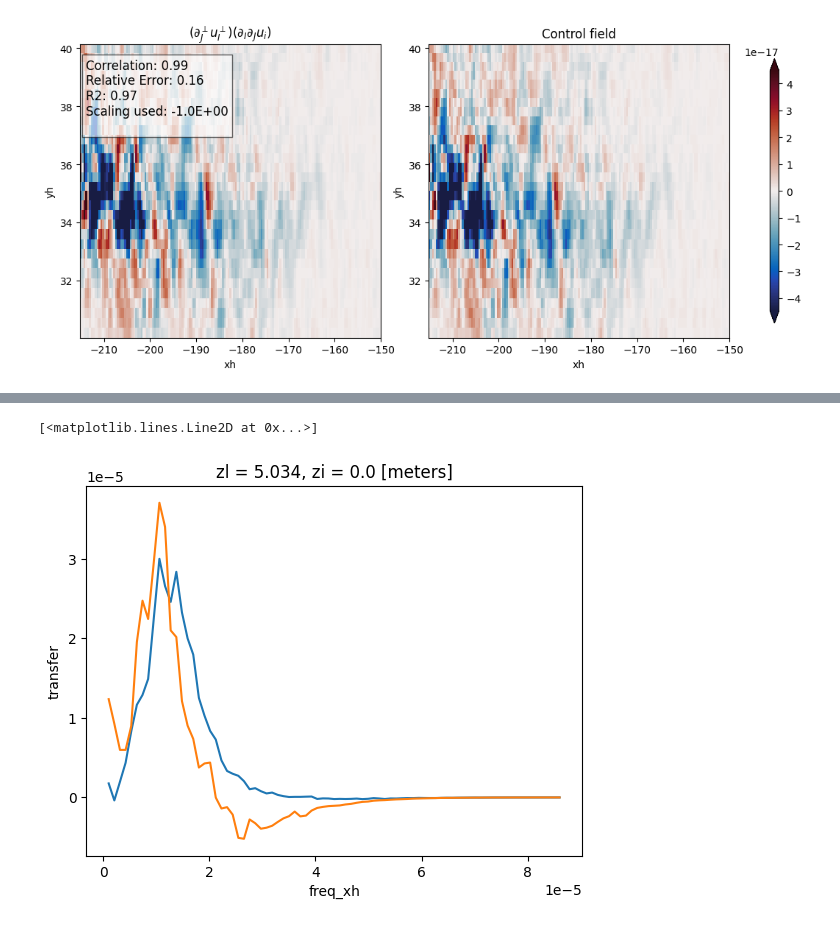
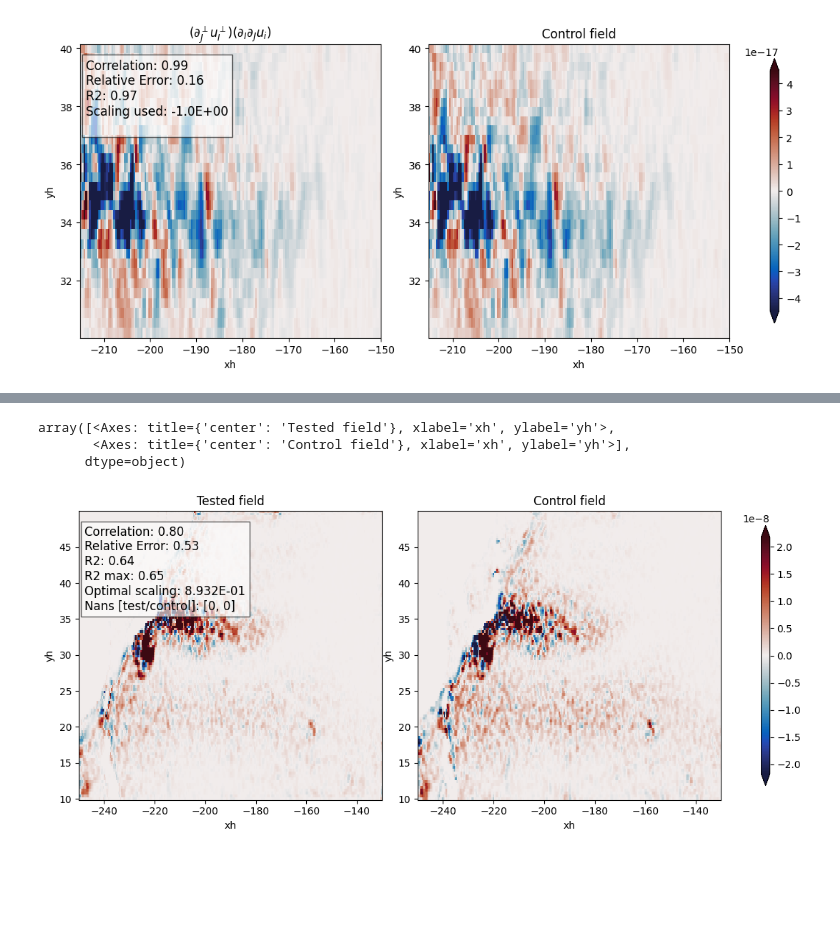
Before and after one commit to m2lines/ANN-momentum-mesoscale, a Jupyter notebook: notebooks/tensor-regression-mean.ipynb, the cells around one changed output, grey strips where cells are left out. Drawn from its saved outputs; the diff is of its cells as text; code cells hidden in the pictures; blank space fills up the shorter version.

```diff
--- a/notebooks/tensor-regression-mean.ipynb
+++ b/notebooks/tensor-regression-mean.ipynb
@@ -23,15 +23,15 @@ from tensor_calculus import Tensor
 # %%
 ds = xr.open_mfdataset('/scratch/pp2681/mom6/equation-discovery/Pacific_mean_medium/*.nc').load()
 # %%
-set_of_features=list(np.arange(0,237))
+set_of_features=list(np.arange(0,237)) + [1149, 1150, 1151, 1152, 1153]
 # %%
 set_of_features_filtered = [0]
 Pacific = lambda x: x.sel(xh=slice(-215,-150), yh=slice(30,40))
 # %%
-for feature in range(0,237):
+for feature in range(1,237):
     corrs = np.nan_to_num(np.array([float(np.abs(xr.corr(Pacific(ds[f'{feature}_SGS_mean']), Pacific(ds[f'{feature2}_SGS_mean'])))) for feature2 in set_of_features_filtered]), 0.)
 
-    if corrs.max() < 0.9:
+    if corrs.max() < 0.8:
         set_of_features_filtered.append(feature)
         print(f'Feature {feature} with max corr {corrs.max()} added to the filtered set')
 # %% [output]
@@ -153,6 +193,6 @@ SyntaxError: cannot use starred expression here (1303025503.py, line 71)
 # %%
 import copy
-sequential_regression(Pacific(ds), set_of_features=copy.deepcopy(set_of_features_filtered),
-                      num_iterations=2,  show_top=5,
-                      metric_key = 'dEdt')
+fitted_model = sequential_regression(Pacific(ds), set_of_features=copy.deepcopy(set_of_features),
+                      num_iterations=5,  show_top=20,
+                      metrics = ['transfer_transient', 'dEdt_transient', 'SGS_mean'])
 # %% [output]
@@ -183,6 +212,7 @@ array([<Axes: title={'center': 'Tested field'}, xlabel='xh', ylabel='yh'>,
-# %%
-(-1e+5*ds['274_transfer']).isel(i=1).plot()
-ds['transfer'].isel(i=1).plot()
-# %% [output]
-[<matplotlib.lines.Line2D at 0x...>]
-[figure, removed]
+# %%
+compare(fitted_model['dEdt_transient'], ds['dEdt_transient'], selector=select_Pacific, scale=False)
+# %% [output]
+array([<Axes: title={'center': 'Tested field'}, xlabel='xh', ylabel='yh'>,
+       <Axes: title={'center': 'Control field'}, xlabel='xh', ylabel='yh'>],
+      dtype=object)
+[figure, added]
```
Also changed, not shown: parts of 9 cells of this notebook.
